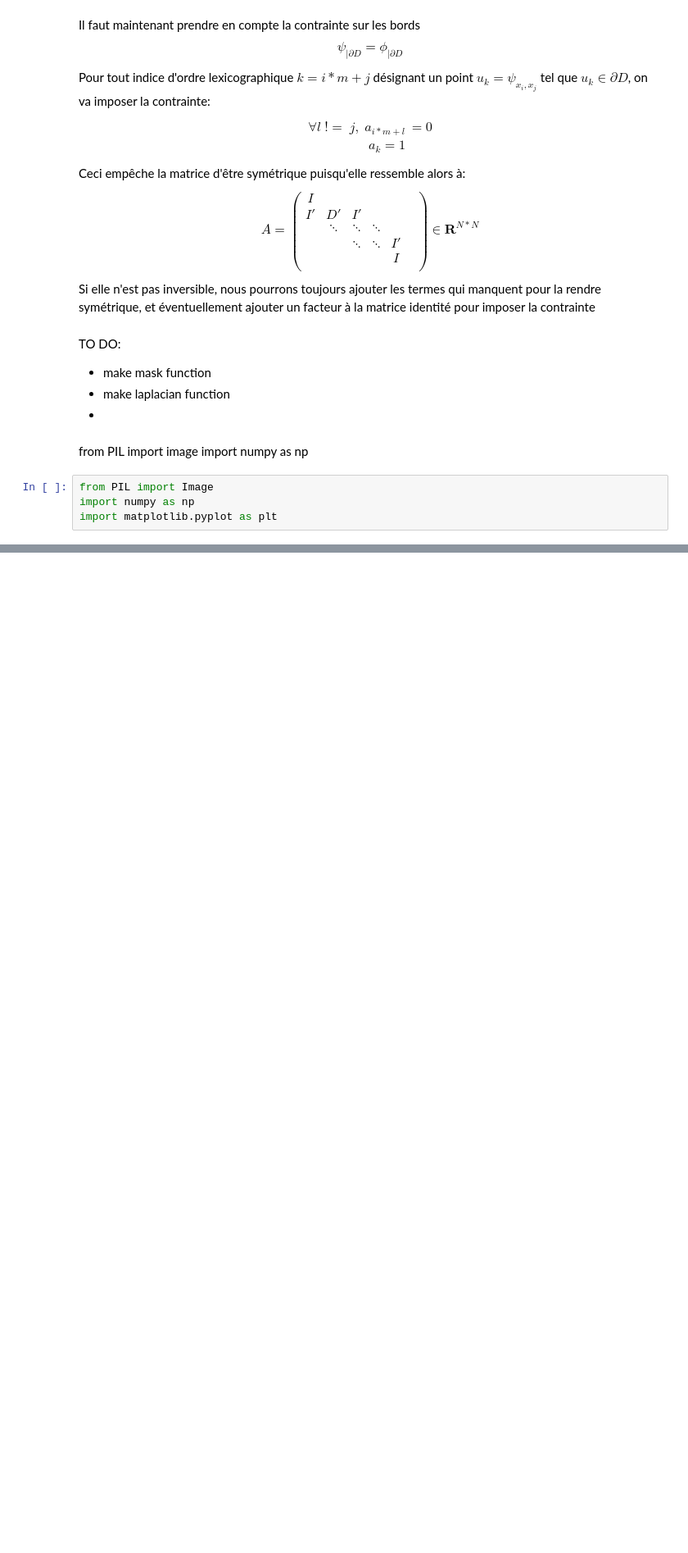
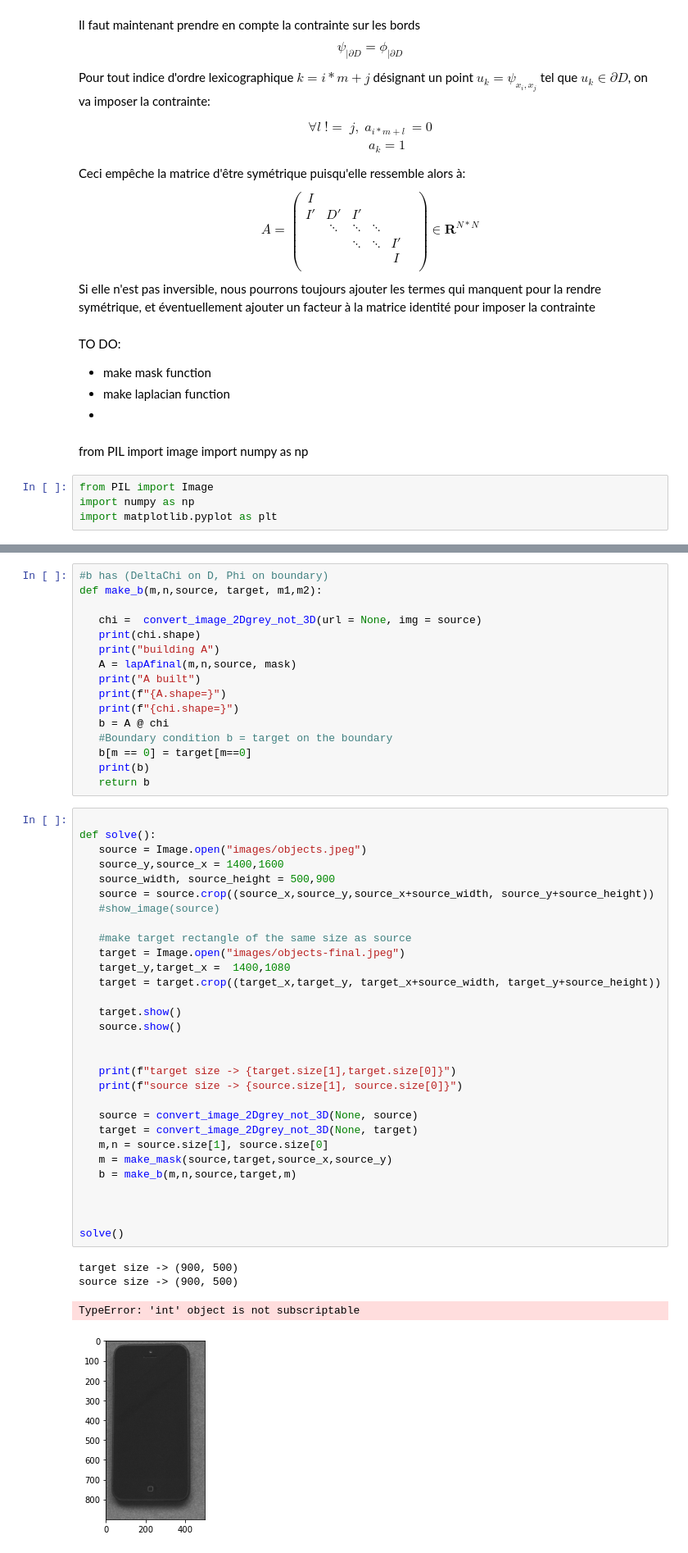
Before and after one commit to trenaudie/Poisson-Image-Editing, a Jupyter notebook: poisson-image.ipynb, the cells around one changed output, grey strips where cells are left out. Shown at 82% size. Drawn from its saved outputs; the diff is of its cells as text; blank space fills up the shorter version.

```diff
--- a/poisson-image.ipynb
+++ b/poisson-image.ipynb
@@ -181,0 +222,51 @@ im2.shape=(11654721, 3)
+# %%
+#b has (DeltaChi on D, Phi on boundary)
+def make_b(m,n,source, target, m1,m2):
+
+   chi =  convert_image_2Dgrey_not_3D(url = None, img = source)
+   print(chi.shape)
+   print("building A")
+   A = lapAfinal(m,n,source, mask)
+   print("A built")
+   print(f"{A.shape=}")
+   print(f"{chi.shape=}")
+   b = A @ chi
+   #Boundary condition b = target on the boundary
+   b[m == 0] = target[m==0]
+   print(b)
+   return b
+# %%
+
+def solve():
+   source = Image.open("images/objects.jpeg")
+   source_y,source_x = 1400,1600
+   source_width, source_height = 500,900
+   source = source.crop((source_x,source_y,source_x+source_width, source_y+source_height))
+   #show_image(source)
+
+   #make target rectangle of the same size as source
+   target = Image.open("images/objects-final.jpeg")
+   target_y,target_x =  1400,1080
+   target = target.crop((target_x,target_y, target_x+source_width, target_y+source_height))
+
+   target.show()
+   source.show()
+
+
+   print(f"target size -> {target.size[1],target.size[0]}")
+   print(f"source size -> {source.size[1], source.size[0]}")
+
+   source = convert_image_2Dgrey_not_3D(None, source)
+   target = convert_image_2Dgrey_not_3D(None, target)
+   m,n = source.size[1], source.size[0]
+   m = make_mask(source,target,source_x,source_y)
+   b = make_b(m,n,source,target,m)
+
+
+
+solve()
+# %% [output]
+target size -> (900, 500)
+source size -> (900, 500)
+TypeError: 'int' object is not subscriptable
+[figure, added]
```
Also changed, not shown: parts of 6 cells of this notebook.
